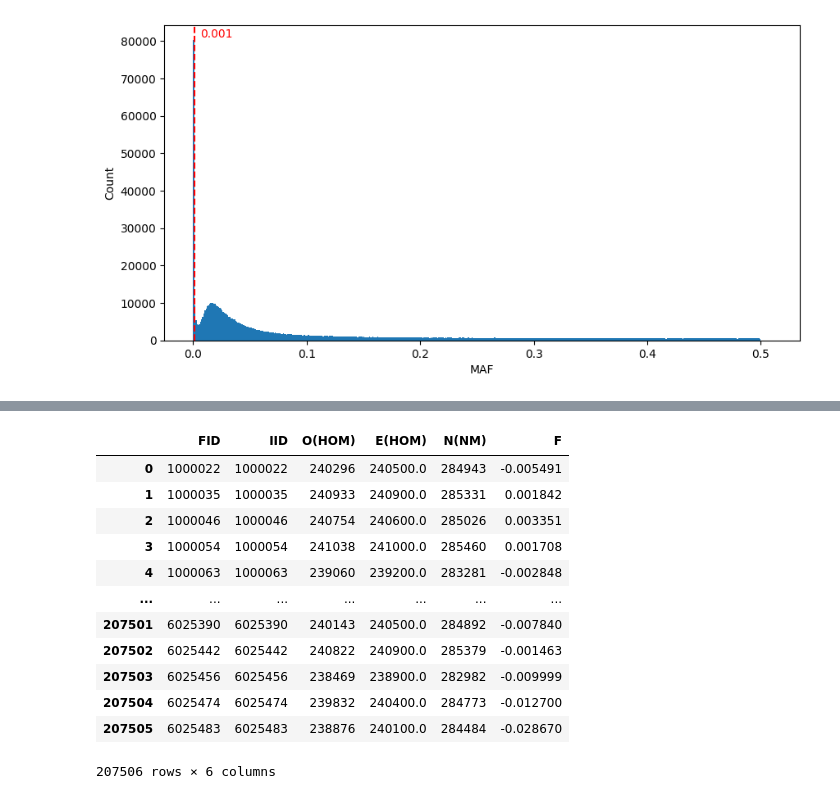
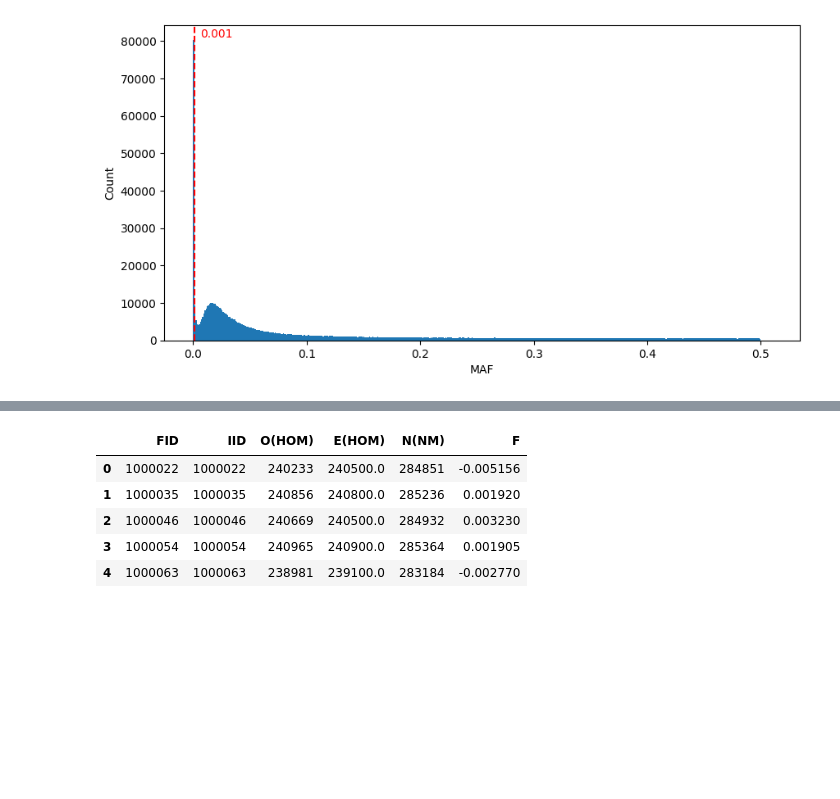
Before and after one commit to Leslie-Lu/WGS_GWAS_and_MR, a Jupyter notebook: src/wgs_gwas_and_mr/p008_genotype_data_qc.ipynb, the cells around one changed output, grey strips where cells are left out. Cells and saved outputs as stored; diff of their text form; code cells hidden in the pictures; blank space fills up the shorter version.

```diff
--- a/src/wgs_gwas_and_mr/p008_genotype_data_qc.ipynb
+++ b/src/wgs_gwas_and_mr/p008_genotype_data_qc.ipynb
@@ -125,20 +102,13 @@ plt.show()
 # %%
-het = pd.read_csv(output_path + "plink_results_het.het", sep= r"\s+")
-het
+het = pd.read_csv(output_path + "plink_result_inbreeding.het", sep= r"\s+")
+het.head()
 # %% [output]
 |  | FID | IID | O(HOM) | E(HOM) | N(NM) | F |
-| 0 | 1000022 | 1000022 | 240296 | 240500.0 | 284943 | -0.005491 |
-| 1 | 1000035 | 1000035 | 240933 | 240900.0 | 285331 | 0.001842 |
-| 2 | 1000046 | 1000046 | 240754 | 240600.0 | 285026 | 0.003351 |
-| 3 | 1000054 | 1000054 | 241038 | 241000.0 | 285460 | 0.001708 |
-| 4 | 1000063 | 1000063 | 239060 | 239200.0 | 283281 | -0.002848 |
-| ... | ... | ... | ... | ... | ... | ... |
-| 207501 | 6025390 | 6025390 | 240143 | 240500.0 | 284892 | -0.007840 |
-| 207502 | 6025442 | 6025442 | 240822 | 240900.0 | 285379 | -0.001463 |
-| 207503 | 6025456 | 6025456 | 238469 | 238900.0 | 282982 | -0.009999 |
-| 207504 | 6025474 | 6025474 | 239832 | 240400.0 | 284773 | -0.012700 |
-| 207505 | 6025483 | 6025483 | 238876 | 240100.0 | 284484 | -0.028670 |
+| 0 | 1000022 | 1000022 | 240233 | 240500.0 | 284851 | -0.005156 |
+| 1 | 1000035 | 1000035 | 240856 | 240800.0 | 285236 | 0.001920 |
+| 2 | 1000046 | 1000046 | 240669 | 240500.0 | 284932 | 0.003230 |
+| 3 | 1000054 | 1000054 | 240965 | 240900.0 | 285364 | 0.001905 |
+| 4 | 1000063 | 1000063 | 238981 | 239100.0 | 283184 | -0.002770 |
-207506 rows × 6 columns
 # %%
 # A commonly used method is to exclude samples with heterozygosity F deviating more than 3 standard deviations (SD) from the mean
 print(np.std(het["F"]))
```
Also changed, not shown: parts of 4 cells of this notebook, 11 other files.
